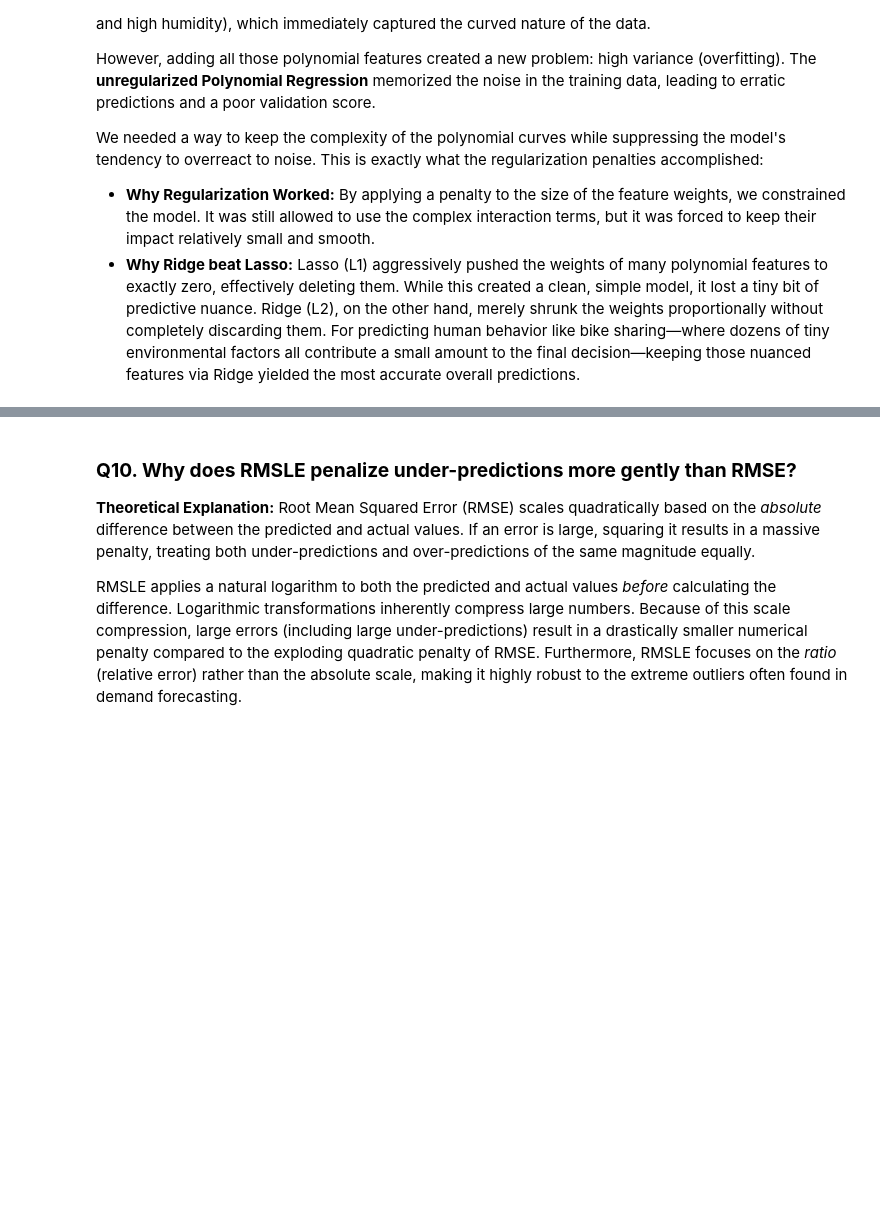
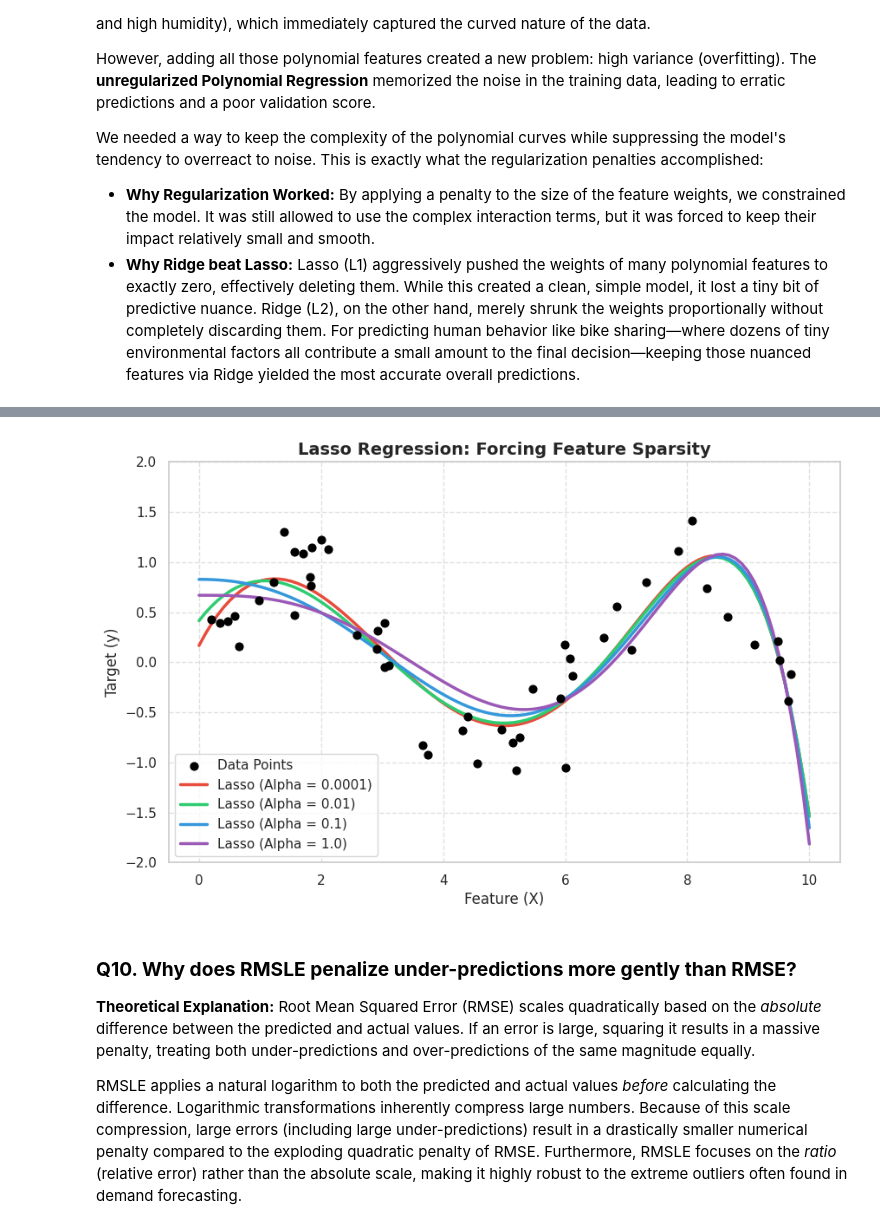
Before and after one commit to sirshendu07/Bike-Sharing-Demand, a Jupyter notebook: ML Assignment 1/ML_Assignment_1.ipynb, the cells around one changed output, grey strips where cells are left out. Drawn from its saved outputs; the diff is of its cells as text; code cells hidden in the pictures; blank space fills up the shorter version.

```diff
--- a/ML Assignment 1/ML_Assignment_1.ipynb
+++ b/ML Assignment 1/ML_Assignment_1.ipynb
@@ -836,3 +872,32 @@ We needed a way to keep the complexity of the polynomial curves while suppressin
+# %%
+from sklearn.linear_model import Lasso
+import warnings
+
+# Suppress convergence warnings caused by very small alphas
+warnings.filterwarnings('ignore')
+
+plt.figure(figsize=(10, 6))
+plt.scatter(X, y, color='black', label='Data Points', s=40, zorder=5)
+
+# Lasso alphas are scaled down compared to Ridge
+lasso_alphas = [0.0001, 0.01, 0.1, 1.0]
+colors = ['#E74C3C', '#2ECC71', '#3498DB', '#9B59B6']
+
+for alpha, color in zip(lasso_alphas, colors):
+    model = make_pipeline(PolynomialFeatures(degree=7), Lasso(alpha=alpha, max_iter=10000))
+    model.fit(X, y)
+    plt.plot(X_plot, model.predict(X_plot), color=color, linewidth=2.5,
+             label=f'Lasso (Alpha = {alpha})')
+
+plt.title('Lasso Regression: Forcing Feature Sparsity', fontsize=14, fontweight='bold')
+plt.xlabel('Feature (X)')
+plt.ylabel('Target (y)')
+plt.ylim(-2, 2)
+plt.legend(frameon=True, facecolor='white')
+plt.grid(True, linestyle='--', alpha=0.6)
+plt.show()
+# %% [output]
+[figure, added]
 # %% [markdown]
 ### **Q10. Why does RMSLE penalize under-predictions more gently than RMSE?**
 
```
Also changed, not shown: parts of 1 cell of this notebook.
